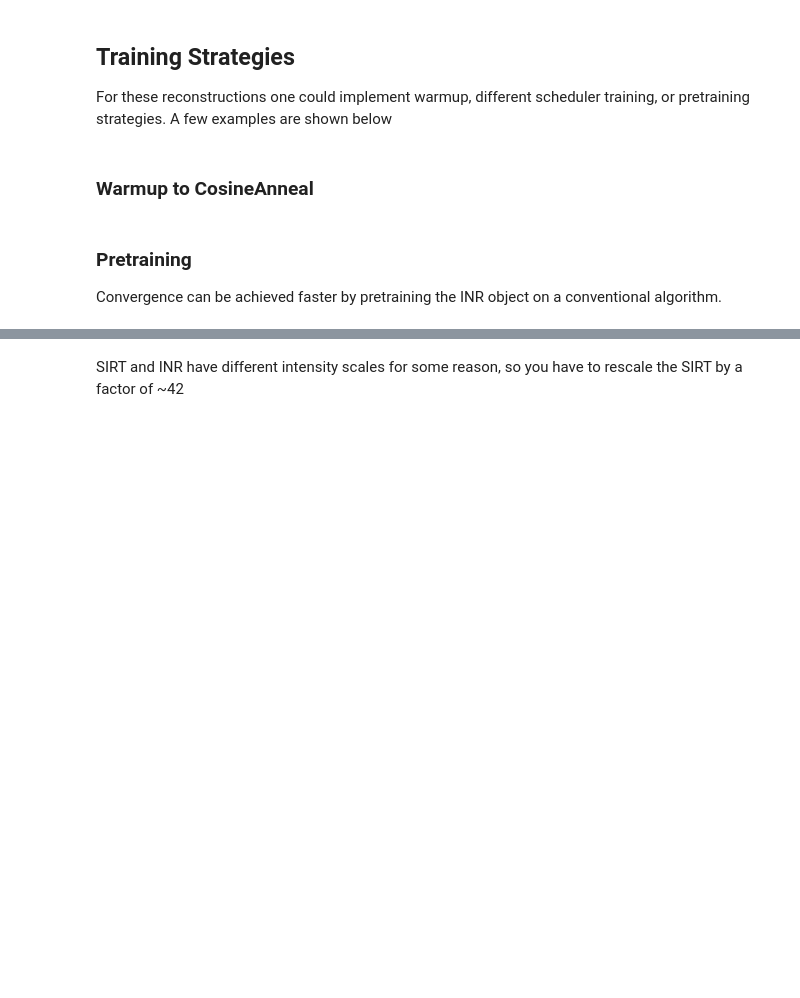
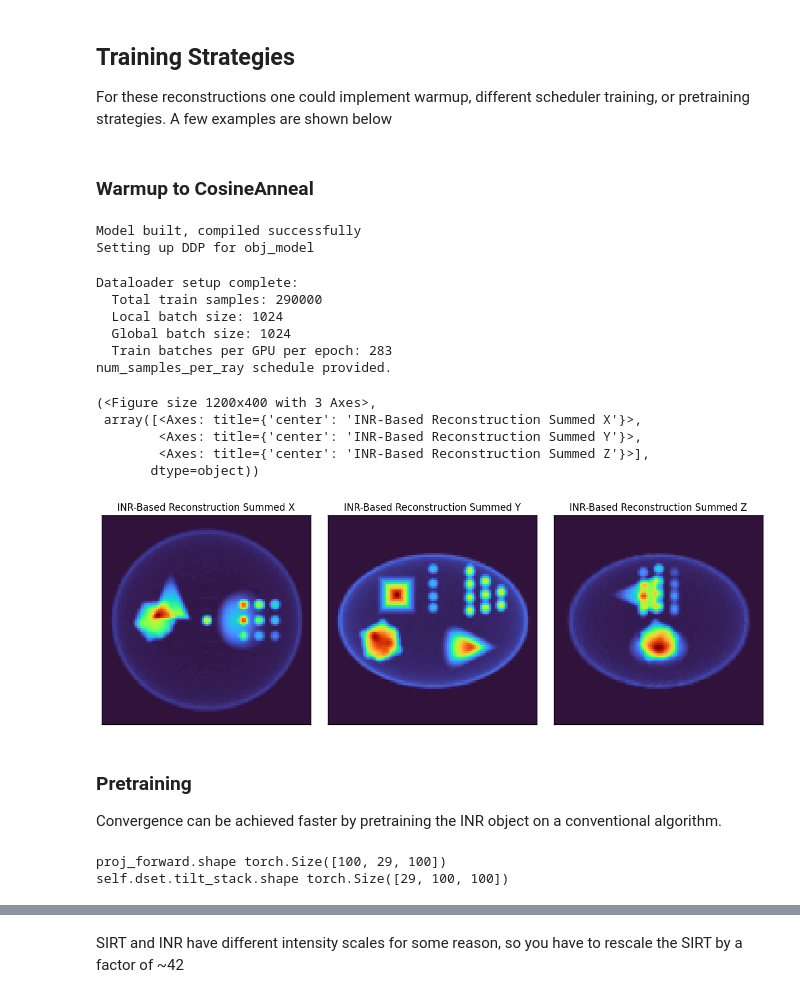
Before and after one commit to electronmicroscopy/quantem-tutorials, a Jupyter notebook: tutorials/tomography/notebooks/tomography_02_full.ipynb, the cells around one changed output, grey strips where cells are left out. Drawn from its saved outputs; the diff is of its cells as text; code cells hidden in the pictures; blank space fills up the shorter version.

Commit message:
Tomography_02_full.ipynb everything runs

```diff
--- a/tutorials/tomography/notebooks/tomography_02_full.ipynb
+++ b/tutorials/tomography/notebooks/tomography_02_full.ipynb
@@ -321,5 +354,5 @@ For these reconstructions one could implement warmup, different scheduler traini
 # %%
-dset = TomographyINRDataset(
+dset = TomographyINRDataset.from_data(
     tilt_stack = tilt_series,
     tilt_angles = tilt_angles,
 )
@@ -349,6 +382,9 @@ tomo_inr = Tomography.from_models(
     device = device,
     logger = logger,
 )
+# %% [output]
+Model built, compiled successfully
+Setting up DDP for obj_model
 # %%
 # Define optimizer and scheduler parameters - only optimizing the object.
 
@@ -402,6 +438,13 @@ tomo_inr.reconstruct(
     num_samples_per_ray = num_samples_per_ray,
     num_workers = 32,
 )
+# %% [output]
+Dataloader setup complete:
+  Total train samples: 290000
+  Local batch size: 1024
+  Global batch size: 1024
+  Train batches per GPU per epoch: 283
+num_samples_per_ray schedule provided.
 # %%
 # Initialzie pose optimizer
 
@@ -431,17 +474,22 @@ tomo_inr.reconstruct(
     num_samples_per_ray = 100,
 )
 # %%
-obj_inr.create_volume()
-obj = obj_inr.obj.cpu().numpy()[0].transpose(0, 2, 1)
+obj = tomo_inr.obj_model.obj_view[0]
 
 show_2d(
     [obj.sum(axis = 0), obj.sum(axis = 1), obj.sum(axis = 2)],
+    title = ['INR-Based Reconstruction Summed X', 'INR-Based Reconstruction Summed Y', 'INR-Based Reconstruction Summed Z'],
     cmap = 'turbo',
     vmin = 0,
     vmax = None,
 )
-
-print(obj.max())
+# %% [output]
+(<Figure size 1200x400 with 3 Axes>,
+ array([<Axes: title={'center': 'INR-Based Reconstruction Summed X'}>,
+        <Axes: title={'center': 'INR-Based Reconstruction Summed Y'}>,
+        <Axes: title={'center': 'INR-Based Reconstruction Summed Z'}>],
+       dtype=object))
+[figure, added]
 # %% [markdown]
 ### Pretraining
 
@@ -465,7 +524,10 @@ tomo_conv = TomographyConventional.from_models(
 tomo_conv.reconstruct(
     num_iter = 10,
     inline_alignment = True,
-    smoothing_sigma = 0.05,
+    smoothing_sigma = 0.5,
 )
+# %% [output]
+proj_forward.shape torch.Size([100, 29, 100])
+self.dset.tilt_stack.shape torch.Size([29, 100, 100])
 # %%
 show_2d(
```
Also changed, not shown: parts of 17 cells of this notebook, 1 other file.
